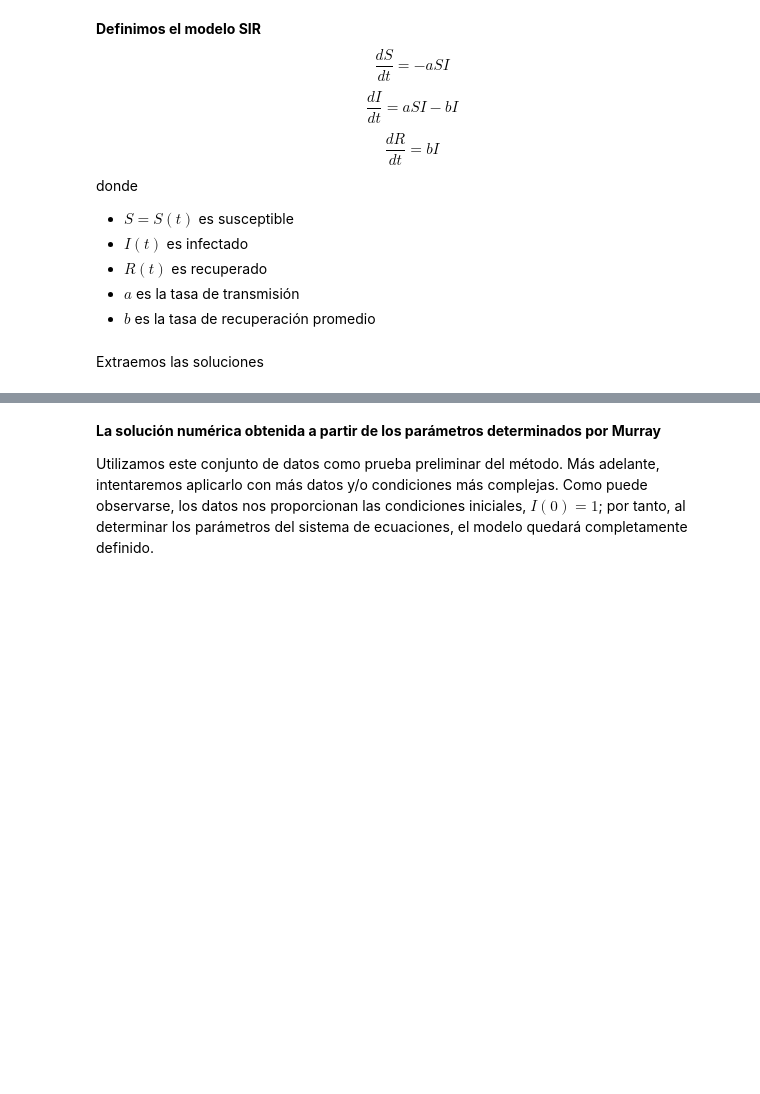
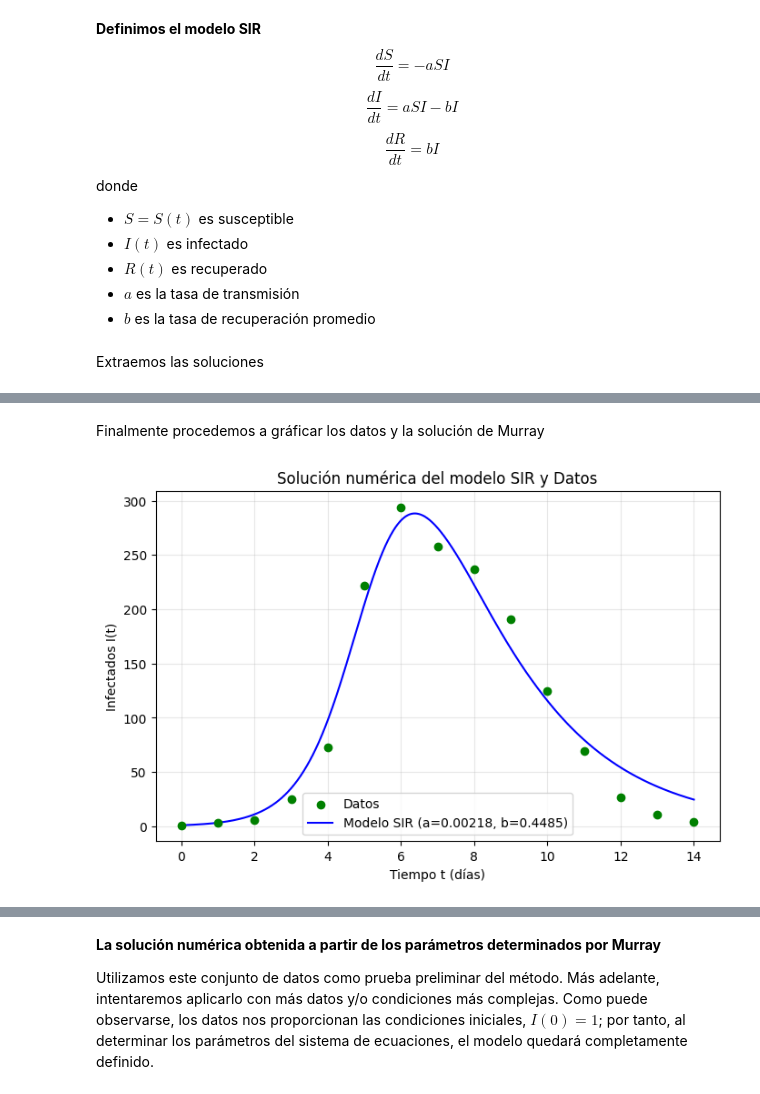
Before and after one commit to FOFM030711/SIMULACION-II, a Jupyter notebook: PROYECT_SIR.ipynb, the cells around one changed output, grey strips where cells are left out. Cells and saved outputs as stored; diff of their text form; code cells hidden in the pictures; blank space fills up the shorter version.

```diff
--- a/PROYECT_SIR.ipynb
+++ b/PROYECT_SIR.ipynb
@@ -192,0 +198,16 @@ plt.show()
+# %% [markdown]
+Finalmente procedemos a gráficar los datos y la solución de Murray
+# %%
+plt.figure(figsize=(8, 5))
+# Puntos de los datos
+plt.scatter(t_datos, I_datos, color='green', label='Datos', zorder=5)
+# Curva de Murray
+plt.plot(t, I, 'b-', label=f'Modelo SIR (a={a}, b={b})')
+plt.xlabel('Tiempo t (días)')
+plt.ylabel('Infectados I(t)')
+plt.title('Solución numérica del modelo SIR y Datos')
+plt.legend()
+plt.grid(True, alpha=0.3)
+plt.show()
+# %% [output]
+[figure, added]
```
Also changed, not shown: parts of 55 cells of this notebook.
